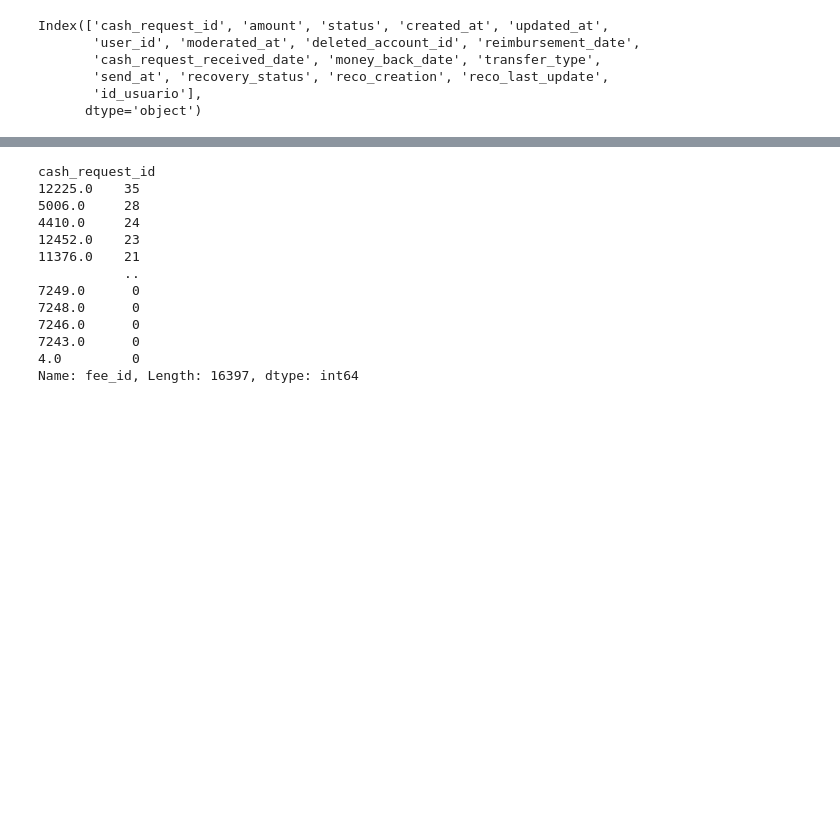
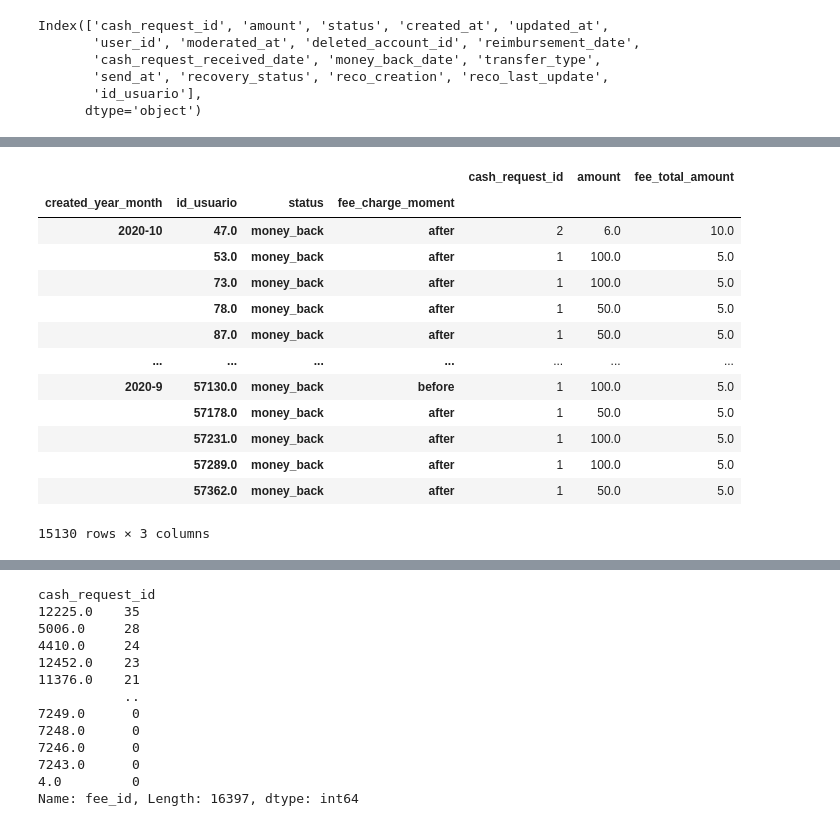
Before and after one commit to DataScience-UOC-projects/monayvi, a Jupyter notebook: notebooks/pre-procesamiento-merge.ipynb, the cells around one changed output, grey strips where cells are left out. Saved outputs shown, nothing was run; the diff lists cells and outputs as text; code cells hidden in the pictures; blank space fills up the shorter version.

```diff
--- a/notebooks/pre-procesamiento-merge.ipynb
+++ b/notebooks/pre-procesamiento-merge.ipynb
@@ -92,0 +103,4 @@ cash_extra
+# %%
+subset_fees=['cash_request_id','type', 'status', 'category', 'total_amount','charge_moment']
+fees_ss = fees[subset_fees]
+fees_ss
@@ -92,0 +121,24 @@ cash_extra
+# %%
+merged = pd.merge(cash_ss, fees_ss.add_prefix('fee_'), left_on='cash_request_id', right_on='fee_cash_request_id', how='outer') # 32098 rows
+# %%
+# Beneficio por cliente
+metricas_usuario = merged.groupby(['created_year_month','id_usuario','status','fee_charge_moment']).agg({
+    'cash_request_id': 'count',
+    'amount': 'sum',
+    'fee_total_amount': 'sum'})
+metricas_usuario
+# %% [output]
+|  |  |  |  | cash_request_id | amount | fee_total_amount |
+| created_year_month | id_usuario | status | fee_charge_moment |  |  |  |
+| 2020-10 | 47.0 | money_back | after | 2 | 6.0 | 10.0 |
+|  | 53.0 | money_back | after | 1 | 100.0 | 5.0 |
+|  | 73.0 | money_back | after | 1 | 100.0 | 5.0 |
+|  | 78.0 | money_back | after | 1 | 50.0 | 5.0 |
+|  | 87.0 | money_back | after | 1 | 50.0 | 5.0 |
+| ... | ... | ... | ... | ... | ... | ... |
+| 2020-9 | 57130.0 | money_back | before | 1 | 100.0 | 5.0 |
+|  | 57178.0 | money_back | after | 1 | 50.0 | 5.0 |
+|  | 57231.0 | money_back | after | 1 | 100.0 | 5.0 |
+|  | 57289.0 | money_back | after | 1 | 100.0 | 5.0 |
+|  | 57362.0 | money_back | after | 1 | 50.0 | 5.0 |
+15130 rows × 3 columns
```
Also changed, not shown: parts of 12 cells of this notebook, 1 other file.
